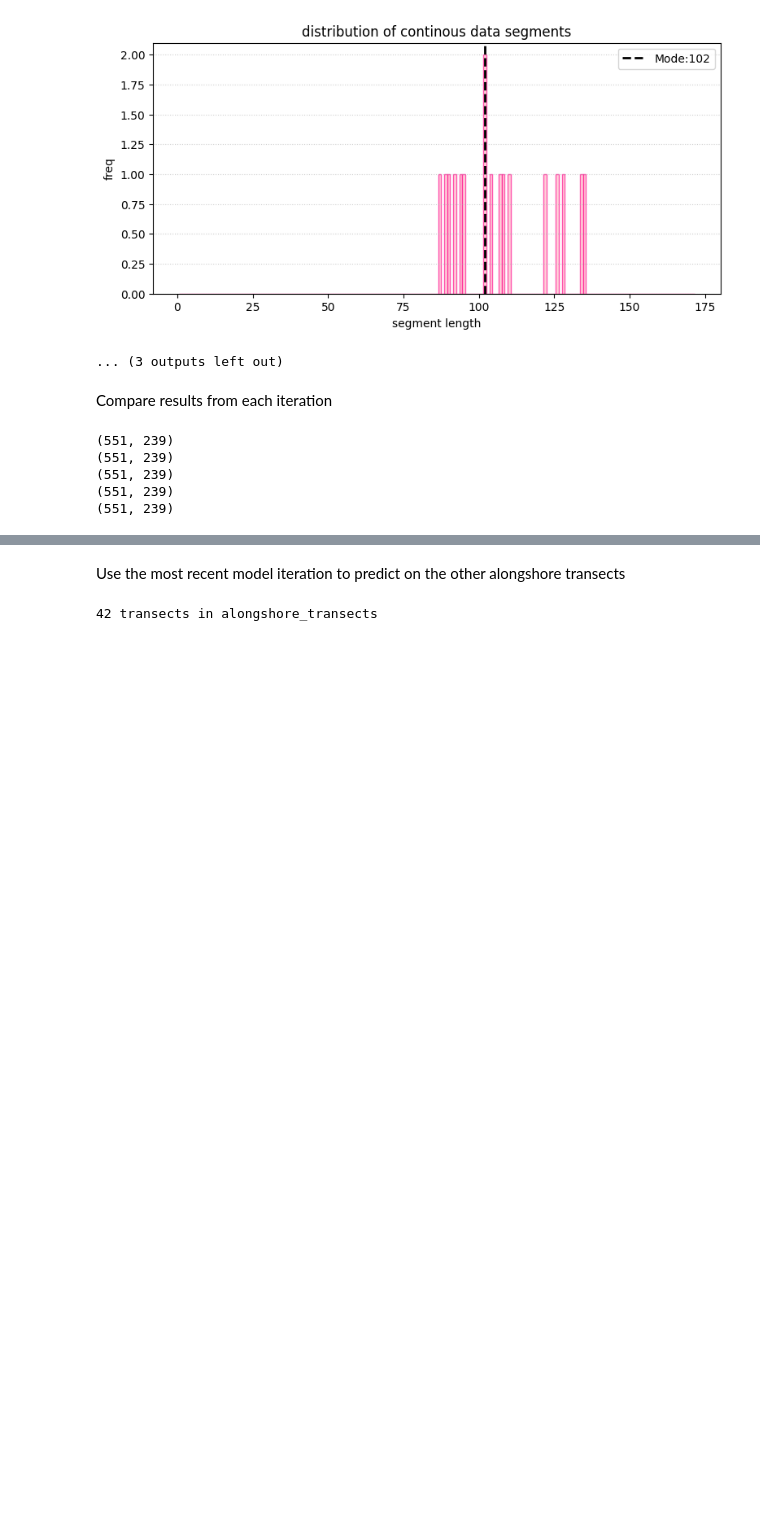
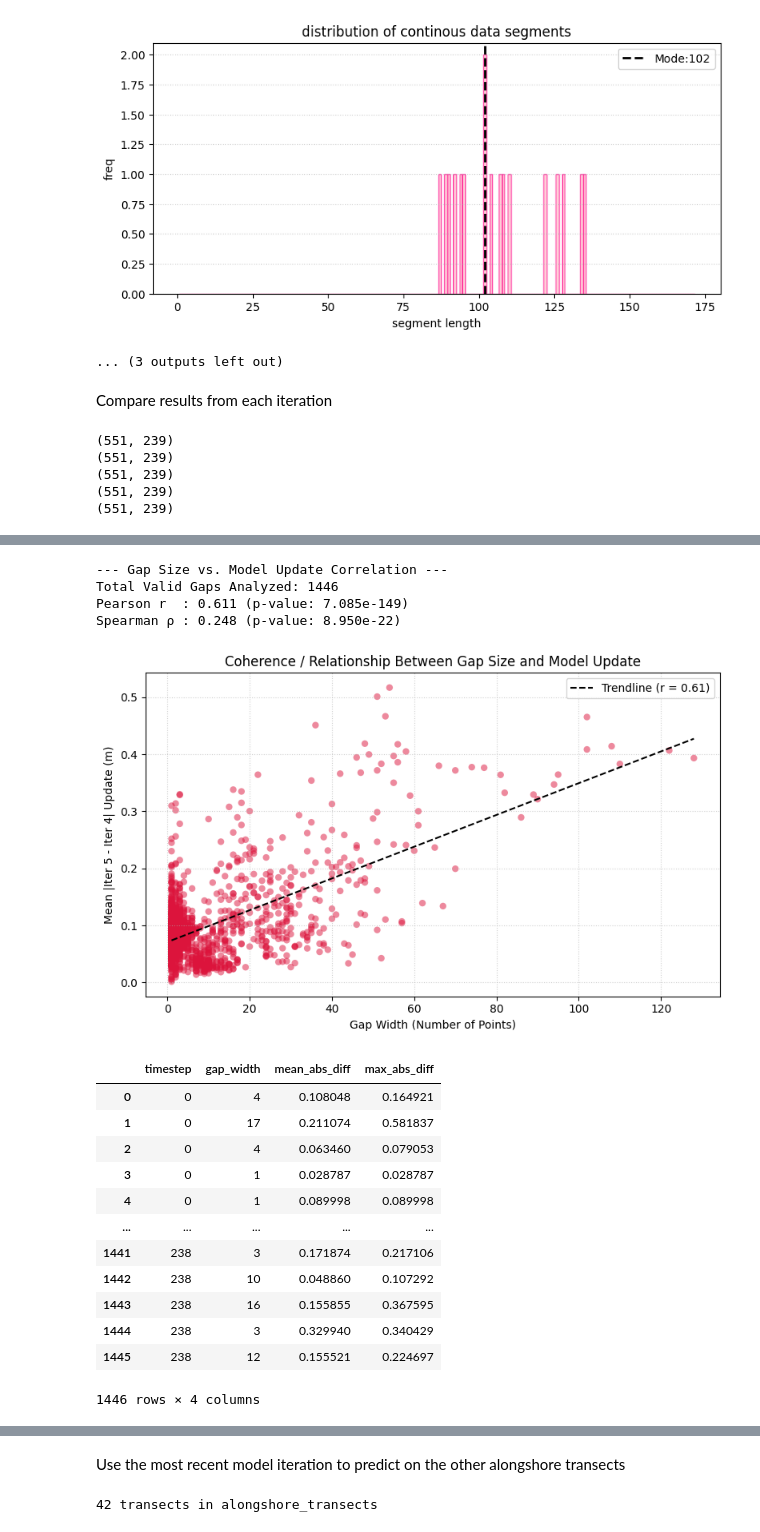
Before and after one commit to NCSU-CHAZ/MasonBEAST, a Jupyter notebook: MAE_left2right_buildingUp.ipynb, the cells around one changed output, grey strips where cells are left out. Drawn from its saved outputs; the diff is of its cells as text; code cells hidden in the pictures; blank space fills up the shorter version.

Commit message:
coherence plots between gap size and recon diff

```diff
--- a/MAE_left2right_buildingUp.ipynb
+++ b/MAE_left2right_buildingUp.ipynb
@@ -2749,0 +2956,21 @@ save_reconstruction_disagreement_heatmap(
+# %%
+analyze_gap_size_vs_difference(orig_full_df=transect_df_raw, recon1_df=it1, recon2_df=it2)
+# %% [output]
+--- Gap Size vs. Model Update Correlation ---
+Total Valid Gaps Analyzed: 1446
+Pearson r  : 0.611 (p-value: 7.085e-149)
+Spearman ρ : 0.248 (p-value: 8.950e-22)
+[figure, added]
+|  | timestep | gap_width | mean_abs_diff | max_abs_diff |
+| 0 | 0 | 4 | 0.108048 | 0.164921 |
+| 1 | 0 | 17 | 0.211074 | 0.581837 |
+| 2 | 0 | 4 | 0.063460 | 0.079053 |
+| 3 | 0 | 1 | 0.028787 | 0.028787 |
+| 4 | 0 | 1 | 0.089998 | 0.089998 |
+| ... | ... | ... | ... | ... |
+| 1441 | 238 | 3 | 0.171874 | 0.217106 |
+| 1442 | 238 | 10 | 0.048860 | 0.107292 |
+| 1443 | 238 | 16 | 0.155855 | 0.367595 |
+| 1444 | 238 | 3 | 0.329940 | 0.340429 |
+| 1445 | 238 | 12 | 0.155521 | 0.224697 |
+1446 rows × 4 columns
```
Also changed, not shown: parts of 15 cells of this notebook.
